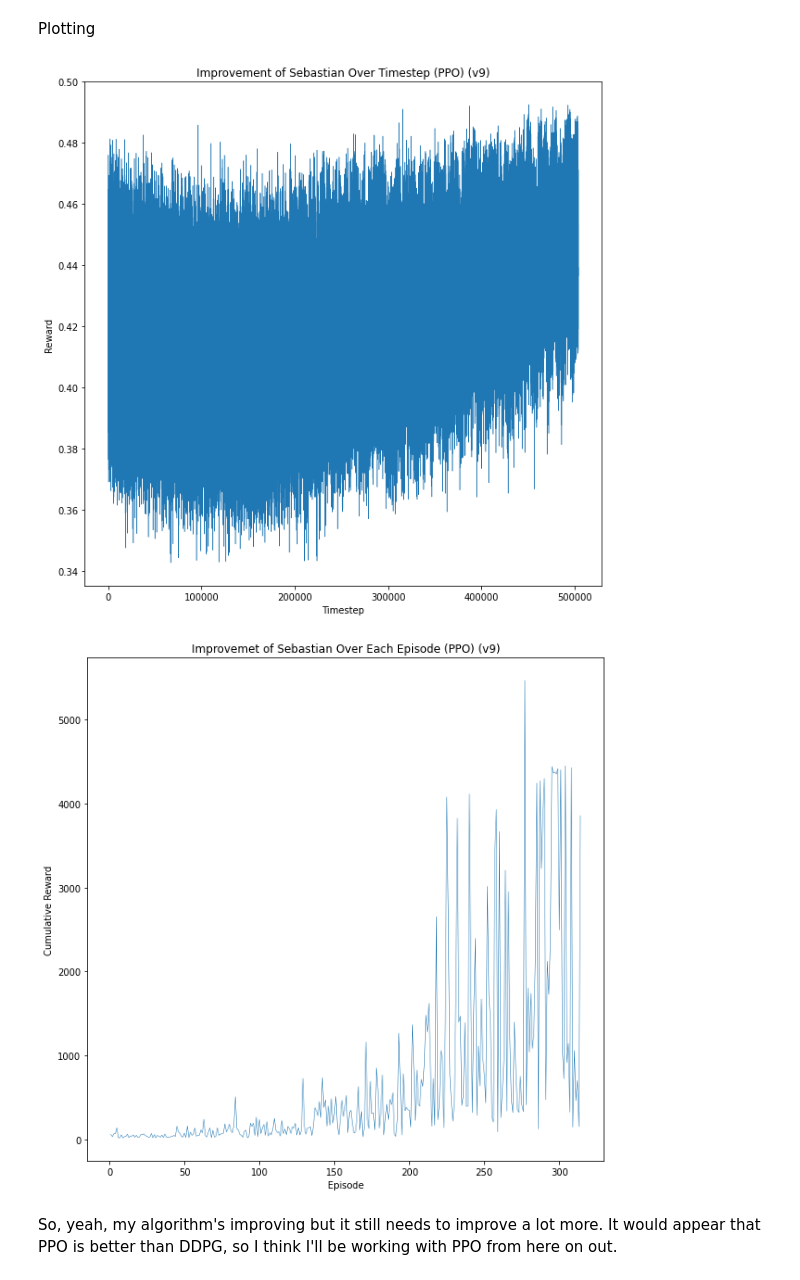
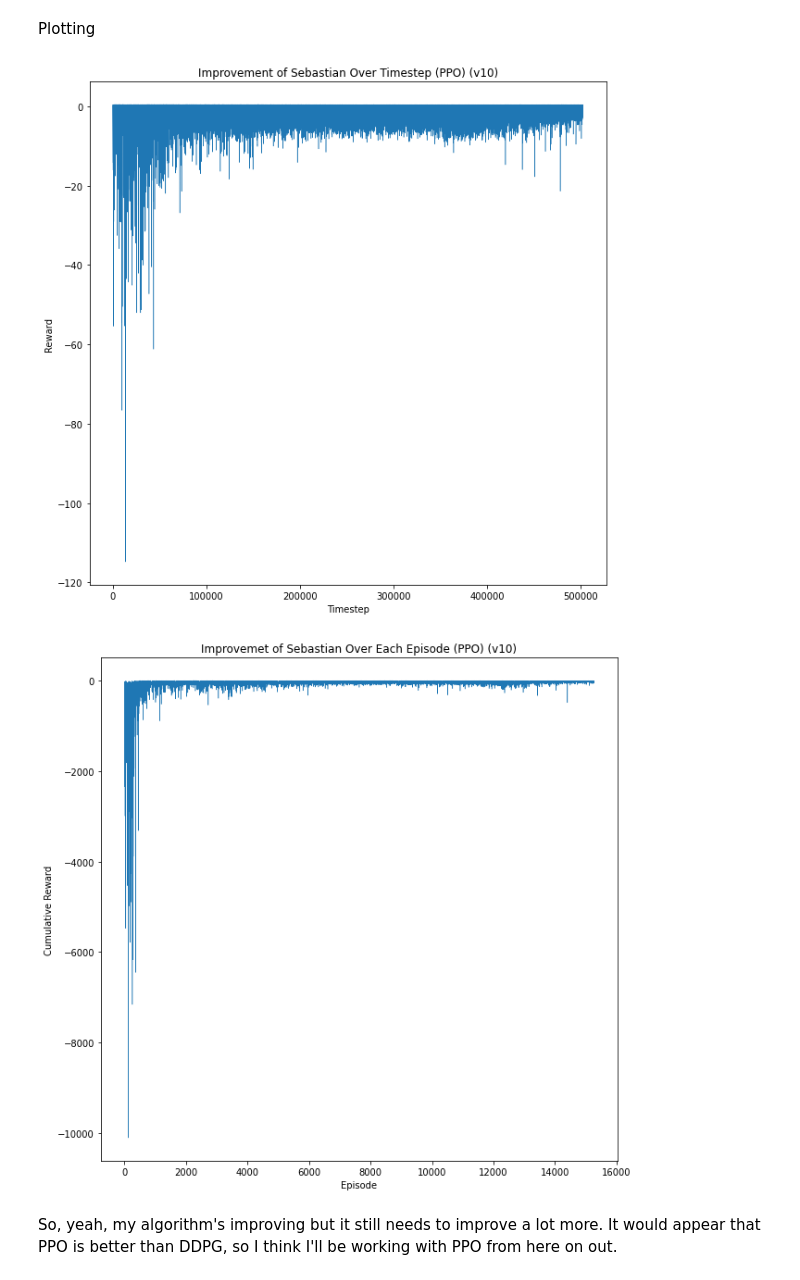
Before and after one commit to ahhuang007/Sebastian, a Jupyter notebook: colab.ipynb, the cells around one changed output. Cells and saved outputs as stored; diff of their text form; code cells hidden in the pictures.

```diff
--- a/colab.ipynb
+++ b/colab.ipynb
@@ -302,20 +317,20 @@ xs = range(1, len(data) + 1)
 plt.plot(xs, data, linewidth = 0.5)
 plt.xlabel("Timestep")
 plt.ylabel("Reward")
-plt.title("Improvement of Sebastian Over Timestep (PPO) (v9)")
+plt.title("Improvement of Sebastian Over Timestep (PPO) (v10)")
 plt.show()
 # %% [output]
-[figure, old version]
+[figure, new version]
 # %%
 plt.rcParams["figure.figsize"]=(10,10)
 xs = range(1, len(cum_data) + 1)
 plt.plot(xs, cum_data, linewidth = 0.5)
 plt.xlabel("Episode")
 plt.ylabel("Cumulative Reward")
-plt.title("Improvemet of Sebastian Over Each Episode (PPO) (v9)")
+plt.title("Improvemet of Sebastian Over Each Episode (PPO) (v10)")
 plt.show()
 # %% [output]
-[figure, old version]
+[figure, new version]
 # %% [markdown]
 So, yeah, my algorithm's improving but it still needs to improve a lot more. It would appear that PPO is better than DDPG, so I think I'll be working with PPO from here on out.
 # %%
```
Also changed, not shown: parts of 13 cells of this notebook, 4 other files.
